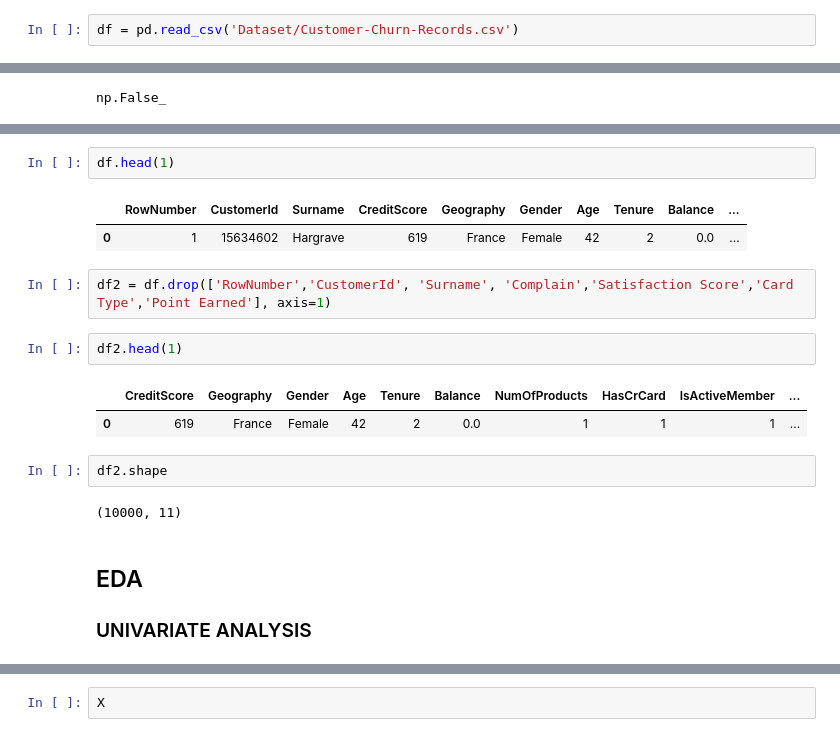
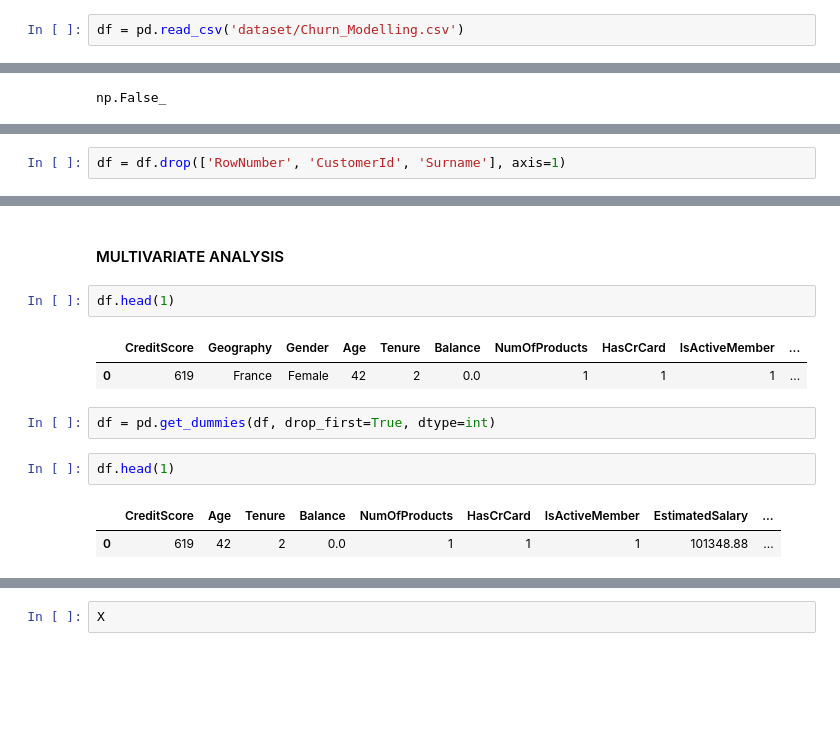
Before and after one commit to sumitkudale21/customer_churn_prediction, a Jupyter notebook: model.ipynb, the cells around one changed output, grey strips where cells are left out. Cells and saved outputs as stored; diff of their text form; blank space fills up the shorter version.

```diff
--- a/model.ipynb
+++ b/model.ipynb
@@ -44,7 +44,7 @@ from imblearn.over_sampling import SMOTE
 # %% [markdown]
 ## LOADING THE DATASET
 # %%
-df = pd.read_csv('Dataset/Customer-Churn-Records.csv')
+df = pd.read_csv('dataset/Churn_Modelling.csv')
 # %% [markdown]
 ## DATA CLEANING AND PROCESSING
 # %%
@@ -122,0 +124,2 @@ REMOVING UNIMPORANTANT FEATURES
+# %%
+df = df.drop(['RowNumber', 'CustomerId', 'Surname'], axis=1)
@@ -123,19 +214,14 @@ REMOVING UNIMPORANTANT FEATURES
+# %% [markdown]
+#### MULTIVARIATE ANALYSIS
 # %%
 df.head(1)
 # %% [output]
-|  | RowNumber | CustomerId | Surname | CreditScore | Geography | Gender | Age | Tenure | Balance | ... |
-| 0 | 1 | 15634602 | Hargrave | 619 | France | Female | 42 | 2 | 0.0 | ... |
+|  | CreditScore | Geography | Gender | Age | Tenure | Balance | NumOfProducts | HasCrCard | IsActiveMember | ... |
+| 0 | 619 | France | Female | 42 | 2 | 0.0 | 1 | 1 | 1 | ... |
-# %%
-df2 = df.drop(['RowNumber','CustomerId', 'Surname', 'Complain','Satisfaction Score','Card Type','Point Earned'], axis=1)
+# %%
+df = pd.get_dummies(df, drop_first=True, dtype=int)
 # %%
-df2.head(1)
+df.head(1)
 # %% [output]
-|  | CreditScore | Geography | Gender | Age | Tenure | Balance | NumOfProducts | HasCrCard | IsActiveMember | ... |
-| 0 | 619 | France | Female | 42 | 2 | 0.0 | 1 | 1 | 1 | ... |
+|  | CreditScore | Age | Tenure | Balance | NumOfProducts | HasCrCard | IsActiveMember | EstimatedSalary | ... |
+| 0 | 619 | 42 | 2 | 0.0 | 1 | 1 | 1 | 101348.88 | ... |
-# %%
-df2.shape
-# %% [output]
-(10000, 11)
-# %% [markdown]
-## EDA
-### UNIVARIATE ANALYSIS
```
Also changed, not shown: parts of 104 cells of this notebook, 6 other files.
